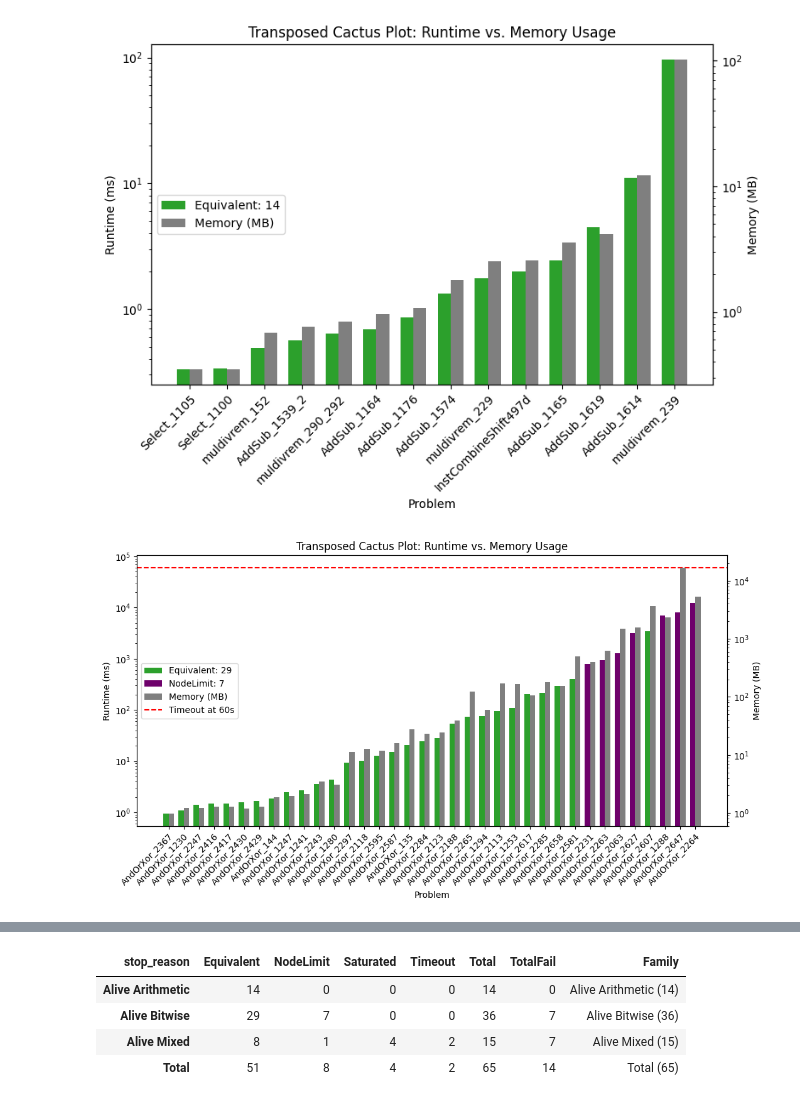
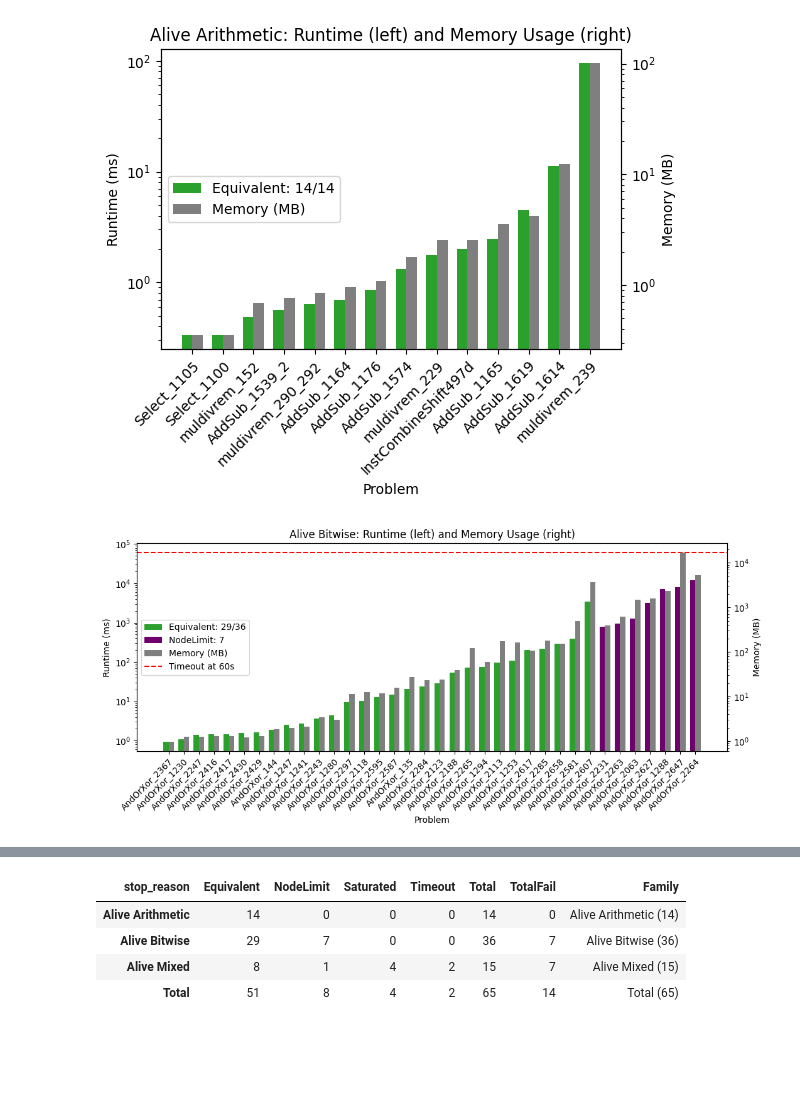
Before and after one commit to luigirinaldi/fyp, a Jupyter notebook: gen_graphs/scripts/graphing/results_graphs.ipynb, the cells around one changed output, grey strips where cells are left out. Saved outputs shown, nothing was run; the diff lists cells and outputs as text; code cells hidden in the pictures; blank space fills up the shorter version.

Commit message:
making graphs nicely

```diff
--- a/gen_graphs/scripts/graphing/results_graphs.ipynb
+++ b/gen_graphs/scripts/graphing/results_graphs.ipynb
@@ -116,6 +114,13 @@ out_dir = "../../out/results/"
 os.makedirs(out_dir, exist_ok=True)
 
 dataframes = get_dataframes(egraph_data)
+
+benchmark_names = {
+    "alive_arith": "Alive Arithmetic",
+    "alive_bitwise": "Alive Bitwise",
+    "alive_mixed": "Alive Mixed",
+    "rover": "Rover",
+}
 
 for test_set, df in dataframes.items():
 
@@ -129,33 +134,33 @@ for test_set, df in dataframes.items():
         ]
 
     out_df = df[order
     ].copy()
 
-    create_cactus_plot(out_df.rename(columns={"stop_reason": "outcome"}), f"{out_dir}{test_set}_cactus.pdf")
+    create_cactus_plot(out_df.rename(columns={"stop_reason": "outcome"}), benchmark_names[test_set],f"{out_dir}{test_set}_cactus.pdf")
     out_df["runtime"] = df["runtime"].map(lambda x: f"{x:.3f}")
 
     renaming = {
             "test": "Test",
             "stop_reason": "Proof Result",
             "runtime": "Run-time (ms)",
             "memory": "Memory (MB)",
             "egraph_nodes": "Nodes",
             "egraph_classes": "E-classes",
             "iterations": "Iterations",
         }
     renaming = {k: r'\textbf{'+v+r'}' for k, v in renaming.items()}
 
 
     out_df['test'] = out_df.index.map(lambda x: r'\texttt{' + x + '}')
 
     with open(f"{out_dir}{test_set}_main.tex", "w") as f:
         f.write(out_df[['test', 'stop_reason', 'runtime', 'memory']].rename(columns=renaming).to_latex(index=False,  column_format='llrr').replace("_", r"\_"))
 
     with open(f"{out_dir}{test_set}_all.tex", "w") as f:
         f.write(out_df[['test'] + order].rename(columns=renaming).to_latex(index=False).replace("_", r"\_"))
 
 
     # print(out_df)
 # %% [output]
-[figure, old version]
+[figure, new version]
-[figure, old version]
+[figure, new version]
```
Also changed, not shown: parts of 3 cells of this notebook.
